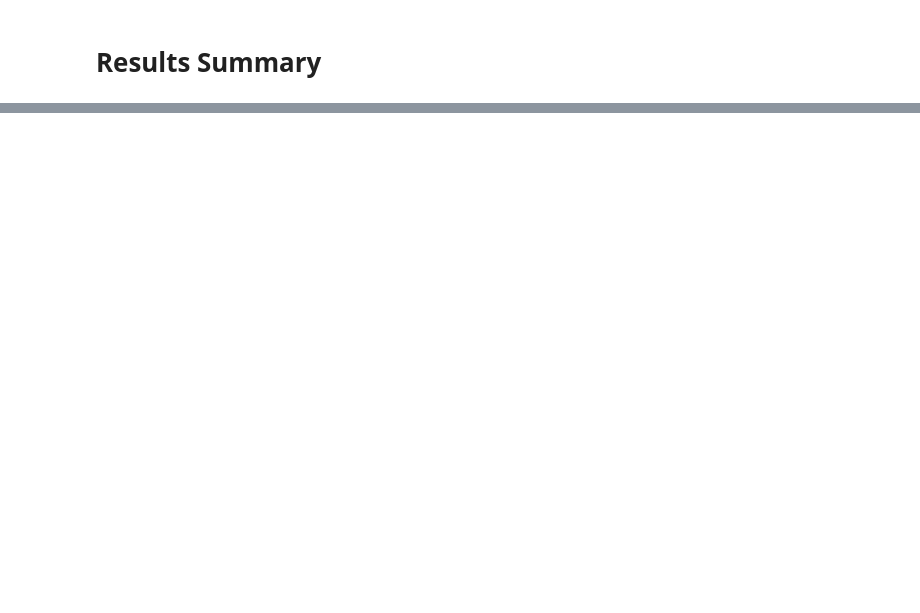
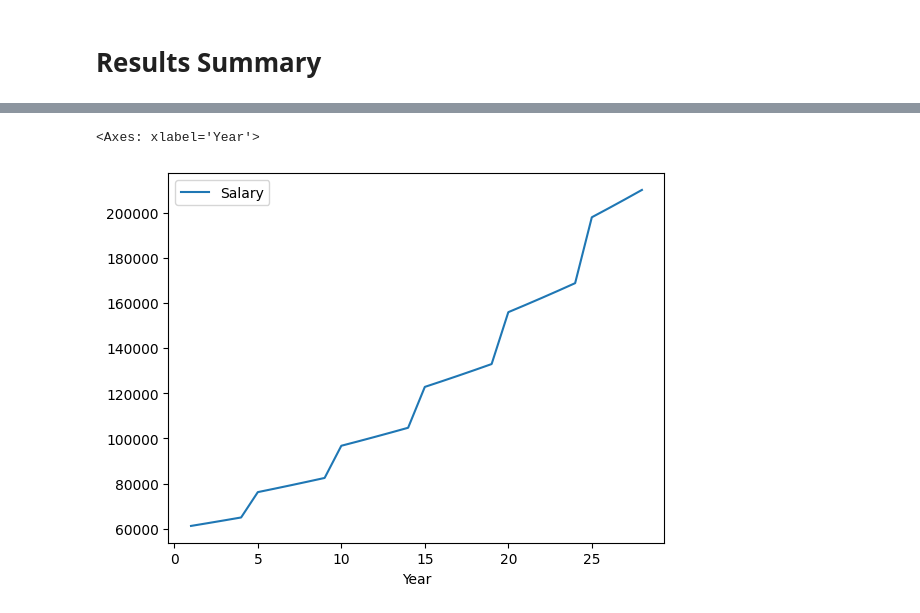
Before and after one commit to Vivek-code-bit/sem4python, a Jupyter notebook: Dynamic Salary Retirement Model.ipynb, the cells around one changed output, grey strips where cells are left out. Saved outputs shown, nothing was run; the diff lists cells and outputs as text; code cells hidden in the pictures; blank space fills up the shorter version.

Commit message:
Updated Graph

```diff
--- a/Dynamic Salary Retirement Model.ipynb
+++ b/Dynamic Salary Retirement Model.ipynb
@@ -180,0 +201,5 @@ df.style.format({
+# %%
+df.plot.line(x = 'Year', y = 'Salary')
+# %% [output]
+<Axes: xlabel='Year'>
+[figure, added]
```
Also changed, not shown: parts of 6 cells of this notebook.
